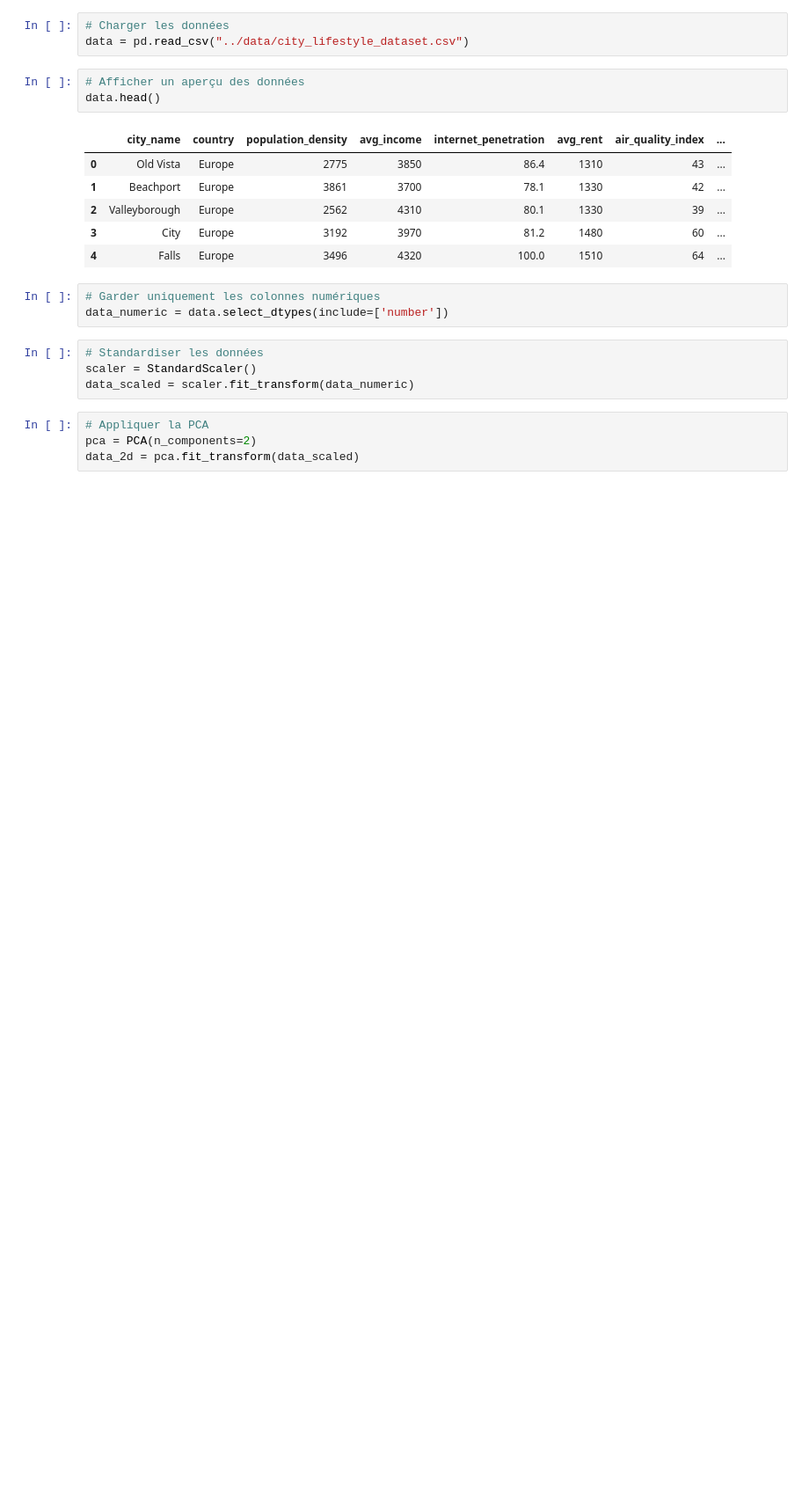
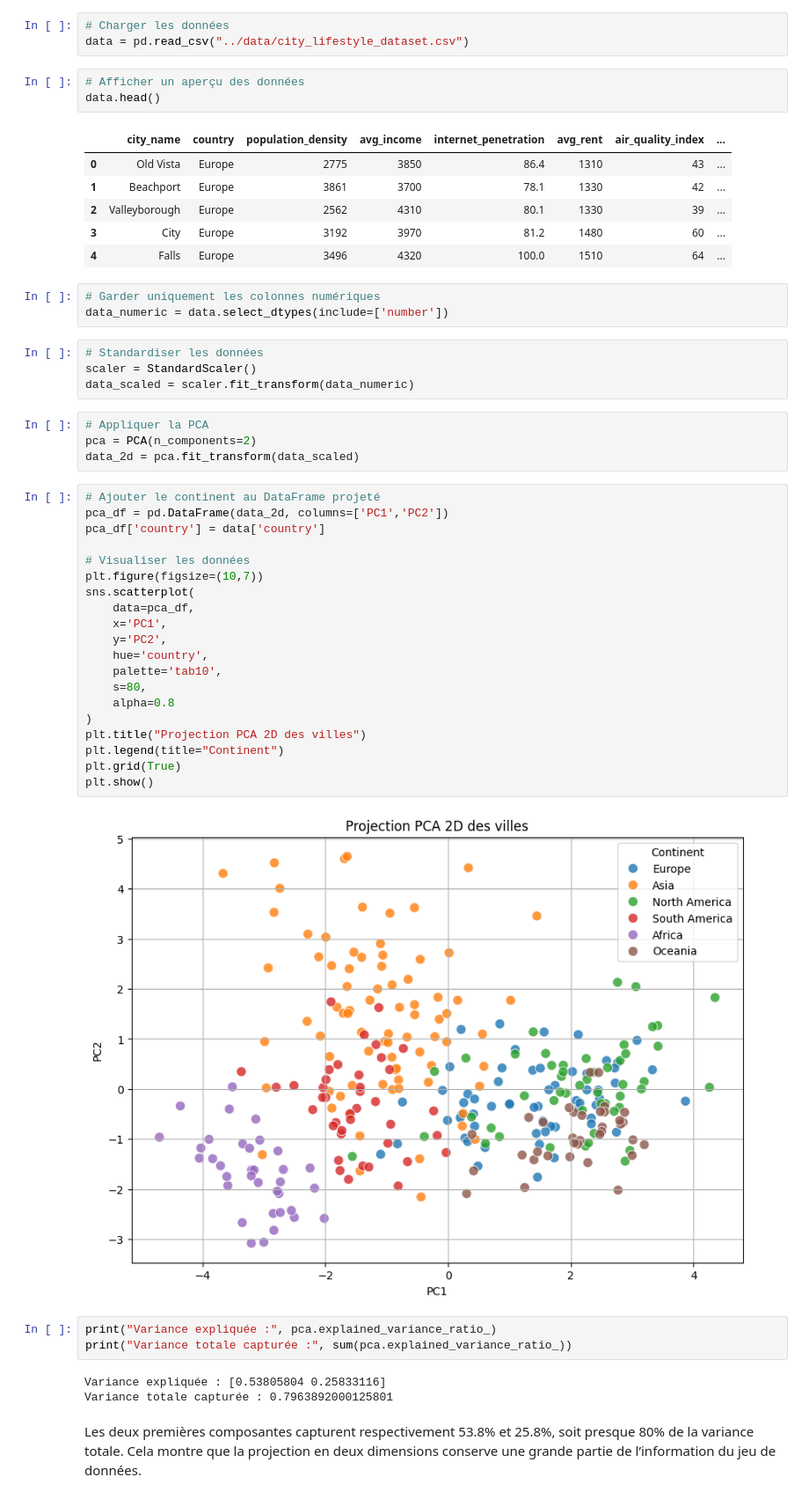
Before and after one commit to glugat/projet-final-conteneurisation, a Jupyter notebook: notebooks/pca.ipynb, the cells around one changed output. Shown at 88% size. Drawn from its saved outputs; the diff is of its cells as text; blank space fills up the shorter version.

Commit message:
Add visualization and exported data

```diff
--- a/notebooks/pca.ipynb
+++ b/notebooks/pca.ipynb
@@ -28,3 +28,33 @@ data_scaled = scaler.fit_transform(data_numeric)
 # Appliquer la PCA
 pca = PCA(n_components=2)
 data_2d = pca.fit_transform(data_scaled)
+# %%
+# Ajouter le continent au DataFrame projeté
+pca_df = pd.DataFrame(data_2d, columns=['PC1','PC2'])
+pca_df['country'] = data['country']
+
+# Visualiser les données
+plt.figure(figsize=(10,7))
+sns.scatterplot(
+    data=pca_df,
+    x='PC1',
+    y='PC2',
+    hue='country',
+    palette='tab10',
+    s=80,
+    alpha=0.8
+)
+plt.title("Projection PCA 2D des villes")
+plt.legend(title="Continent")
+plt.grid(True)
+plt.show()
+# %% [output]
+[figure, added]
+# %%
+print("Variance expliquée :", pca.explained_variance_ratio_)
+print("Variance totale capturée :", sum(pca.explained_variance_ratio_))
+# %% [output]
+Variance expliquée : [0.53805804 0.25833116]
+Variance totale capturée : 0.7963892000125801
+# %% [markdown]
+Les deux premières composantes capturent respectivement 53.8% et 25.8%, soit presque 80% de la variance totale. Cela montre que la projection en deux dimensions conserve une grande partie de l’information du jeu de données.
```
Also changed, not shown: parts of 2 cells of this notebook, 1 other file.
